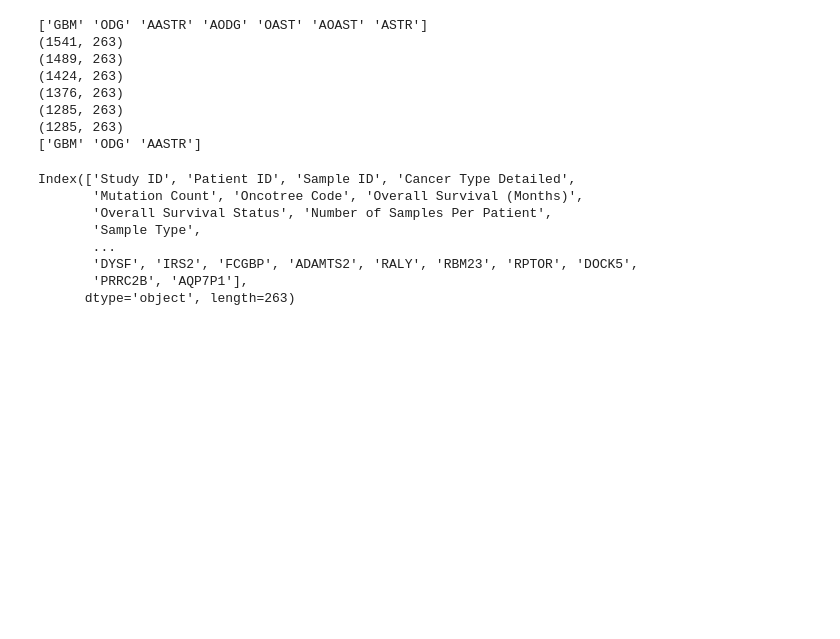
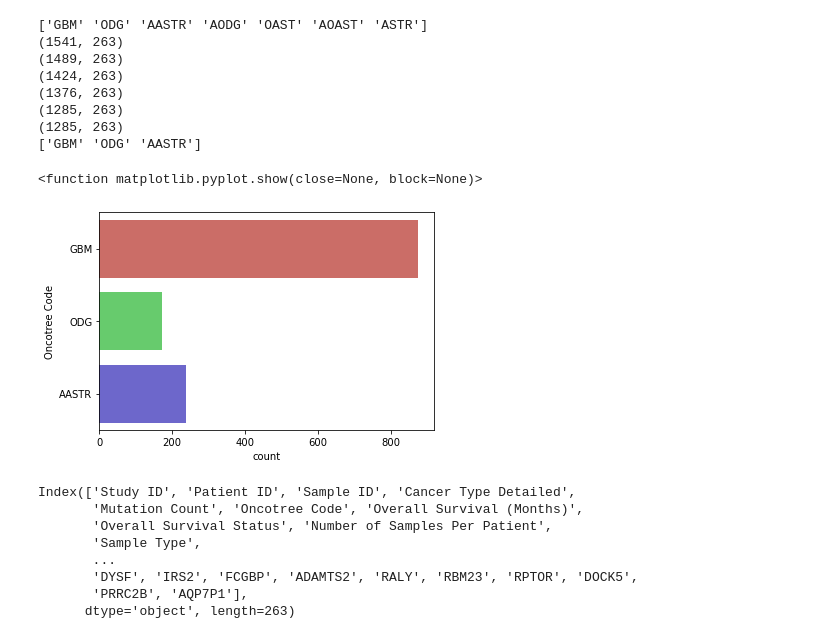
Before and after one commit to mathabaws/SOTA_xAI_Visual_analytics, a Jupyter notebook: notebooks/diffuseglioma-dataset-processing.ipynb, the cells around one changed output. Saved outputs shown, nothing was run; the diff lists cells and outputs as text; code cells hidden in the pictures; blank space fills up the shorter version.

```diff
--- a/notebooks/diffuseglioma-dataset-processing.ipynb
+++ b/notebooks/diffuseglioma-dataset-processing.ipynb
@@ -25,31 +22,39 @@ if 'google.colab' in sys.modules:
 # %%
 # load gbm data with gene columns
 raw = pd.read_csv(gdrive_project_root + '/data/raw/combined_study_clinical_data_gbm_filtered_nas_new_with_gene_details_without_ns.tsv.csv', delimiter='	')
 print(raw['Oncotree Code'].unique())
 print(raw.shape)
 #raw.drop(raw.index[raw['Oncotree Code'] == "MNET"], inplace=True)
 #print(raw.shape)
 raw.drop(raw.index[raw['Oncotree Code'] == "ASTR"], inplace=True)
 print(raw.shape)
 raw.drop(raw.index[raw['Oncotree Code'] == "AODG"], inplace=True)
 print(raw.shape)
 raw.drop(raw.index[raw['Oncotree Code'] == "AOAST"], inplace=True)
 print(raw.shape)
 raw.drop(raw.index[raw['Oncotree Code'] == "OAST"], inplace=True)
 print(raw.shape)
 # remove columns where majority of values is Nan or Zero
 raw.drop_duplicates()
 print(raw.shape)
 print(raw['Oncotree Code'].unique())
+# show class distribution
+sns.countplot(y=raw['Oncotree Code'], data=raw['Oncotree Code'], palette='hls')
+plt.show
+
+#sns.countplot(y=raw['Overall Survival Status'], data=raw['Overall Survival Status'], palette='hls')
+#plt.show
 # %% [output]
 ['GBM' 'ODG' 'AASTR' 'AODG' 'OAST' 'AOAST' 'ASTR']
 (1541, 263)
 (1489, 263)
 (1424, 263)
 (1376, 263)
 (1285, 263)
 (1285, 263)
 ['GBM' 'ODG' 'AASTR']
+<function matplotlib.pyplot.show(close=None, block=None)>
+[figure, added]
 # %%
 print(raw.columns) # list(raw.columns) # for complete list
 # %% [output]
```
Also changed, not shown: parts of 5 cells of this notebook.
